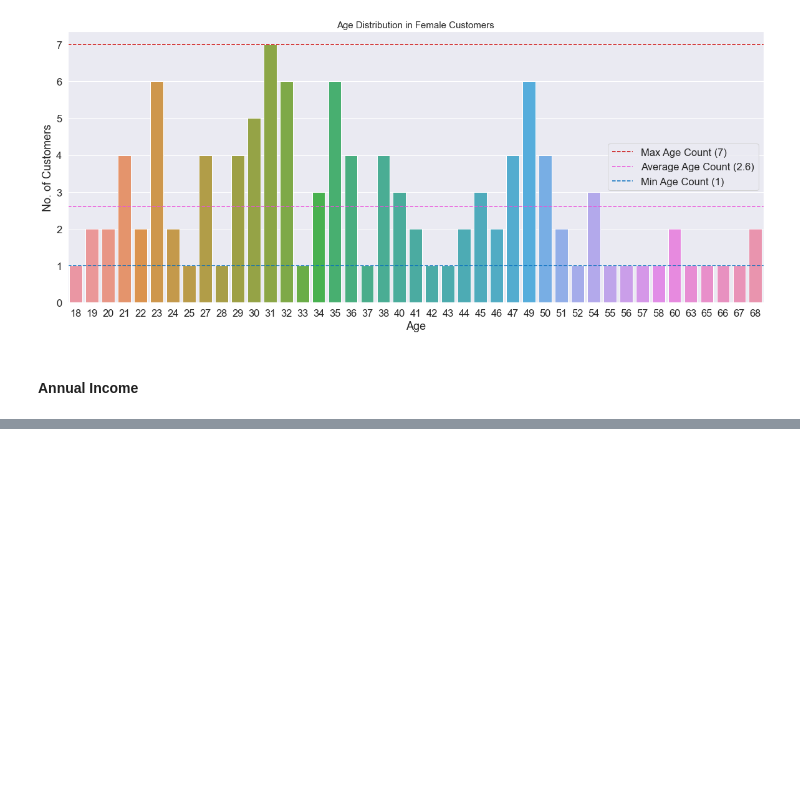
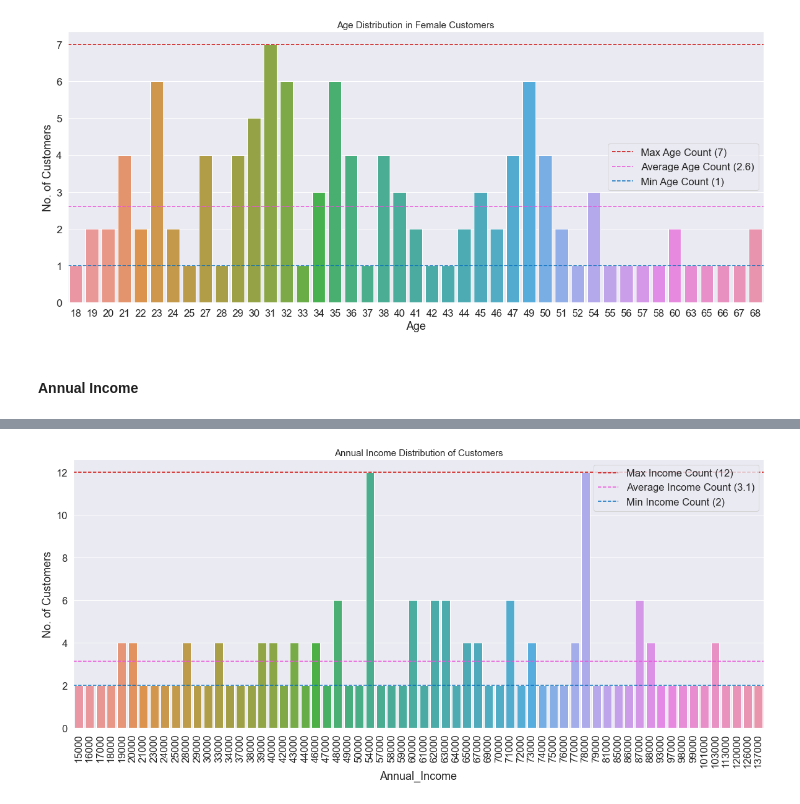
Before and after one commit to mayursrt/customer-segmentation-using-k-means, a Jupyter notebook: Customer Segmentation.ipynb, the cells around one changed output, grey strips where cells are left out. Saved outputs shown, nothing was run; the diff lists cells and outputs as text; code cells hidden in the pictures; blank space fills up the shorter version.

```diff
--- a/Customer Segmentation.ipynb
+++ b/Customer Segmentation.ipynb
@@ -493,0 +553,17 @@ plt.show()
+# %%
+# Visualize Distribution of Annual Income
+
+fig, ax = plt.subplots(figsize=(20,8))
+sns.set(font_scale=1.5)
+sns.countplot(x=data['Annual_Income'])
+ax.axhline(y=data['Annual_Income'].value_counts().max(), linestyle='--',color='#c90404', label=f'Max Income Count ({data.Annual_Income.value_counts().max()})')
+ax.axhline(y=data['Annual_Income'].value_counts().mean(), linestyle='--',color='#eb50db', label=f'Average Income Count ({data.Annual_Income.value_counts().mean():.1f})')
+ax.axhline(y=data['Annual_Income'].value_counts().min(), linestyle='--',color='#046ebf', label=f'Min Income Count ({data.Annual_Income.value_counts().min()})')
+plt.xticks(rotation=90)
+ax.set_ylabel('No. of Customers')
+ax.legend(loc ='upper right')
+
+plt.title('Annual Income Distribution of Customers', fontsize = 15)
+plt.show()
+# %% [output]
+[figure, added]
```
Also changed, not shown: parts of 13 cells of this notebook.
